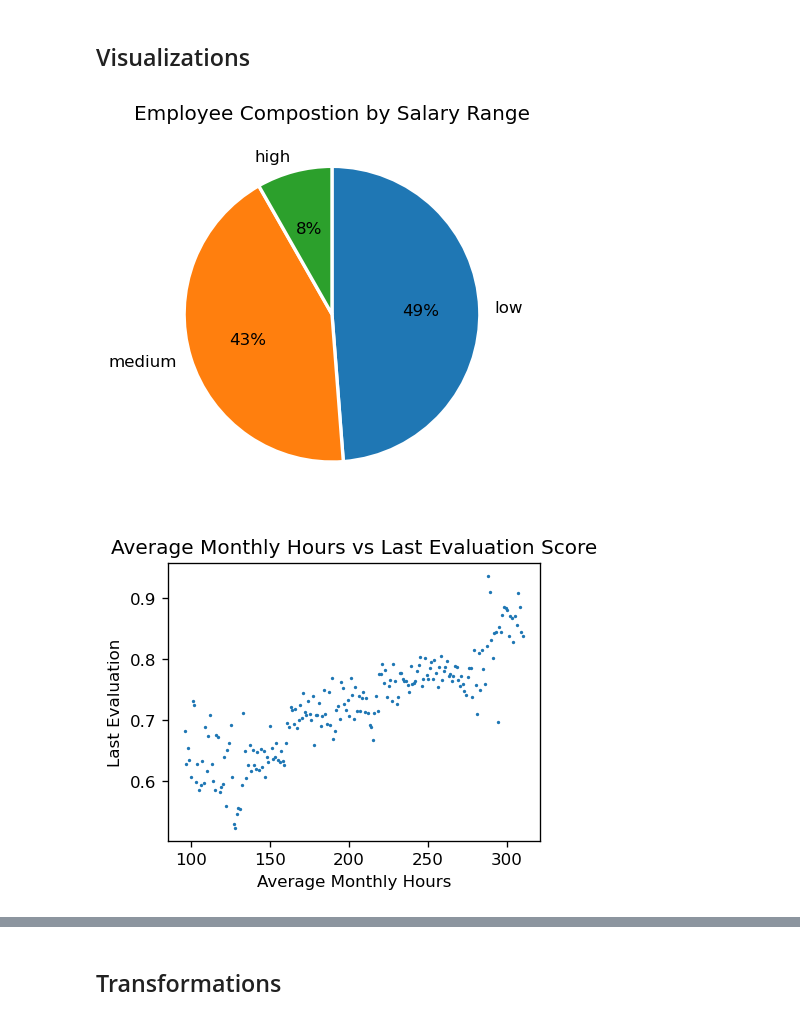
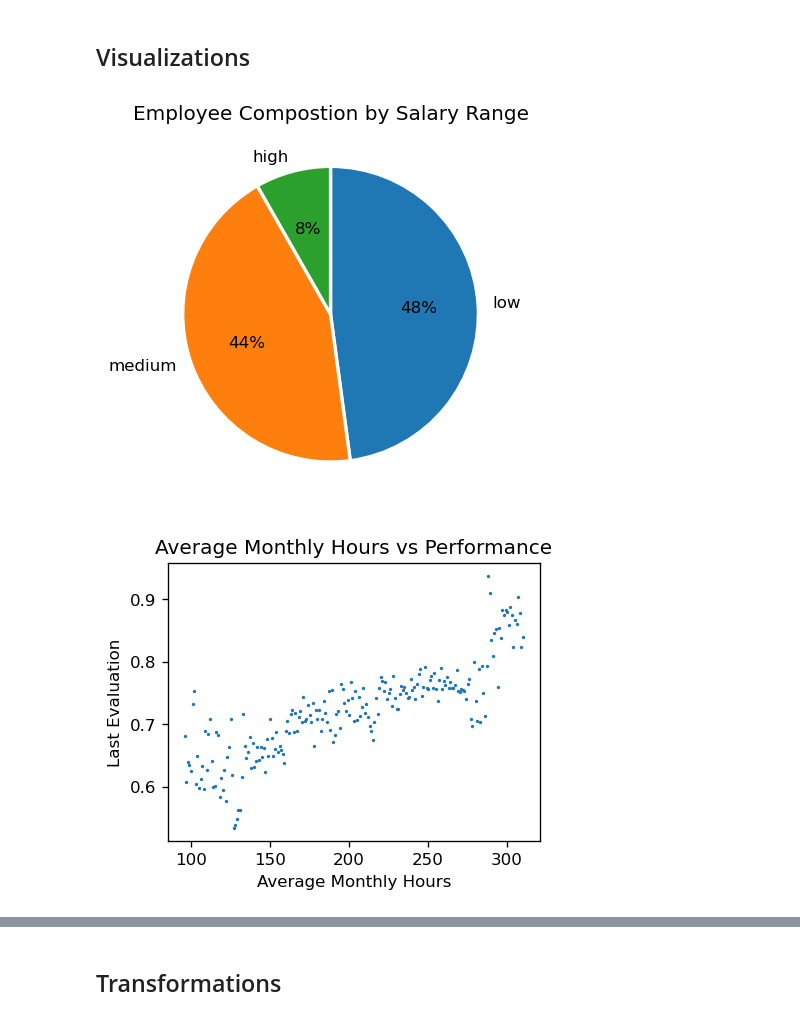
Before and after one commit to SameeckBhatia/Salifort-EDP, a Jupyter notebook: notebook.ipynb, the cells around one changed output, grey strips where cells are left out. Cells and saved outputs as stored; diff of their text form; code cells hidden in the pictures.

Commit message:
Renaming columns and dropping duplicates

```diff
--- a/notebook.ipynb
+++ b/notebook.ipynb
@@ -43,0 +46,9 @@ df.head()
+# %%
+df = df.rename(columns={
+                        "satisfaction_level": "satisfaction",
+                        "last_evaluation": "performance",
+                        "average_montly_hours": "average_monthly_hours",
+                        "time_spend_company": "tenure",
+                        "Work_accident": "work_accident",
+                        "Department": "department"
+                        })
@@ -44,3 +59,5 @@ df.head()
+# %%
+df = df.drop_duplicates()
 # %% [markdown]
 ## Histograms and Boxplots
 # %%
@@ -162,17 +179,17 @@ ax.pie(temp_df, labels=temp_df.index, autopct="%1.0f%%", counterclock=False, sta
 plt.title("Employee Compostion by Salary Range")
 plt.show()
 # %% [output]
-[figure, old version]
+[figure, new version]
 # %%
-cols = ["average_monthly_hours", "last_evaluation"]
+cols = ["average_monthly_hours", "performance"]
 temp_df = df[cols].groupby("average_monthly_hours").mean().reset_index()
 
 fig, ax = plt.subplots(figsize=(4, 3), dpi=120)
-ax.scatter(temp_df["average_monthly_hours"], temp_df["last_evaluation"], s=1)
+ax.scatter(temp_df["average_monthly_hours"], temp_df["performance"], s=1)
 plt.xlabel("Average Monthly Hours")
 plt.ylabel("Last Evaluation")
-plt.title("Average Monthly Hours vs Last Evaluation Score")
+plt.title("Average Monthly Hours vs Performance")
 plt.show()
 # %% [output]
-[figure, old version]
+[figure, new version]
 # %%
```
Also changed, not shown: parts of 24 cells of this notebook, 1 other file.
